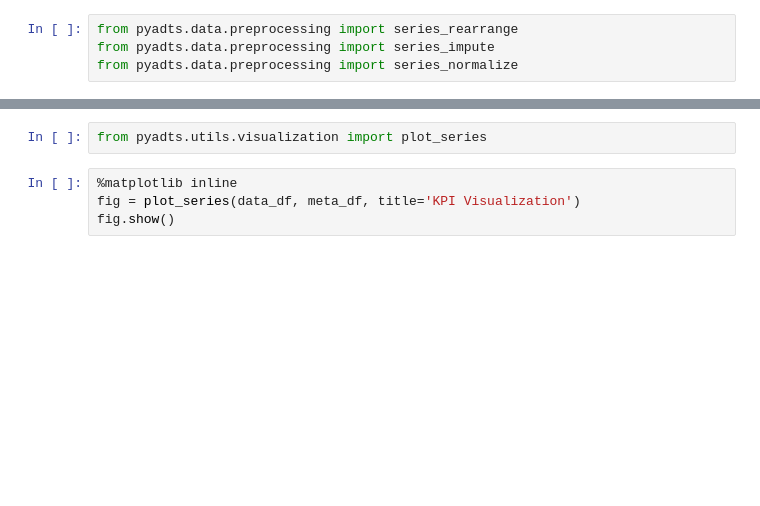
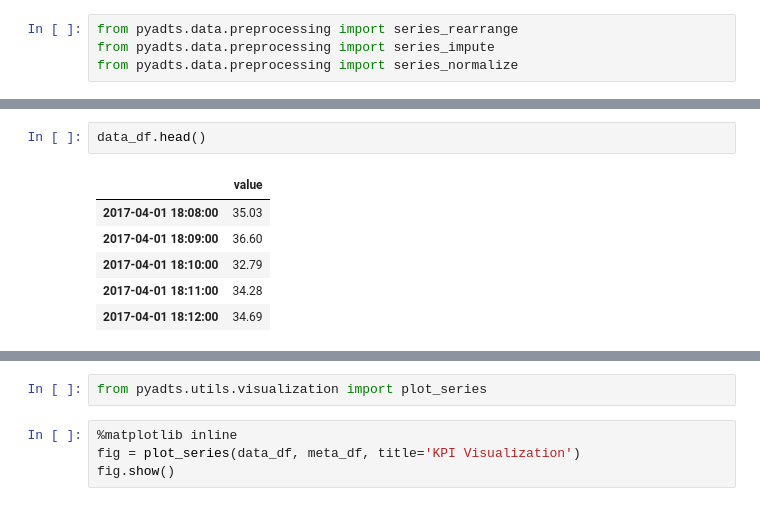
Before and after one commit to TrellixVulnTeam/PyADTS_LKUQ, a Jupyter notebook: notebooks/demo.ipynb, the cells around one changed output, grey strips where cells are left out. Cells and saved outputs as stored; diff of their text form; blank space fills up the shorter version.

```diff
--- a/notebooks/demo.ipynb
+++ b/notebooks/demo.ipynb
@@ -26,0 +52,9 @@ data_df, meta_df = series_rearrange(data_df, meta_df)
+# %%
+data_df.head()
+# %% [output]
+|  | value |
+| 2017-04-01 18:08:00 | 35.03 |
+| 2017-04-01 18:09:00 | 36.60 |
+| 2017-04-01 18:10:00 | 32.79 |
+| 2017-04-01 18:11:00 | 34.28 |
+| 2017-04-01 18:12:00 | 34.69 |
```
Also changed, not shown: parts of 30 cells of this notebook, 16 other files.
